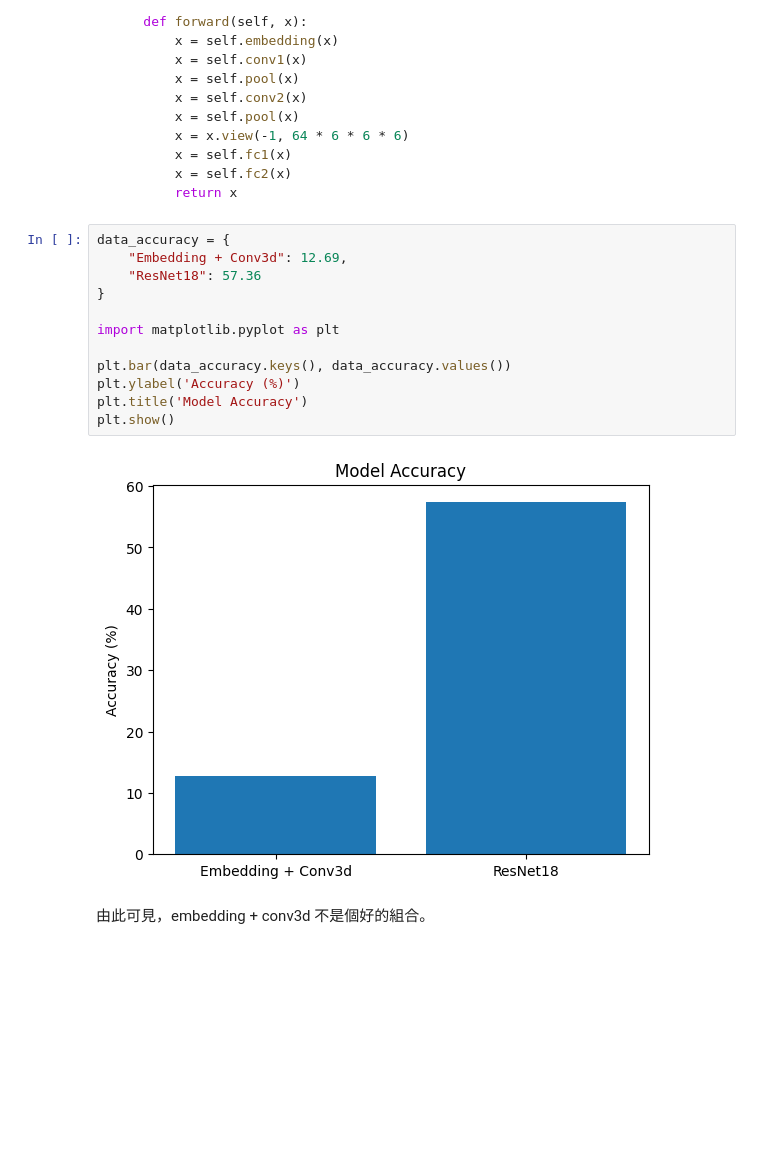
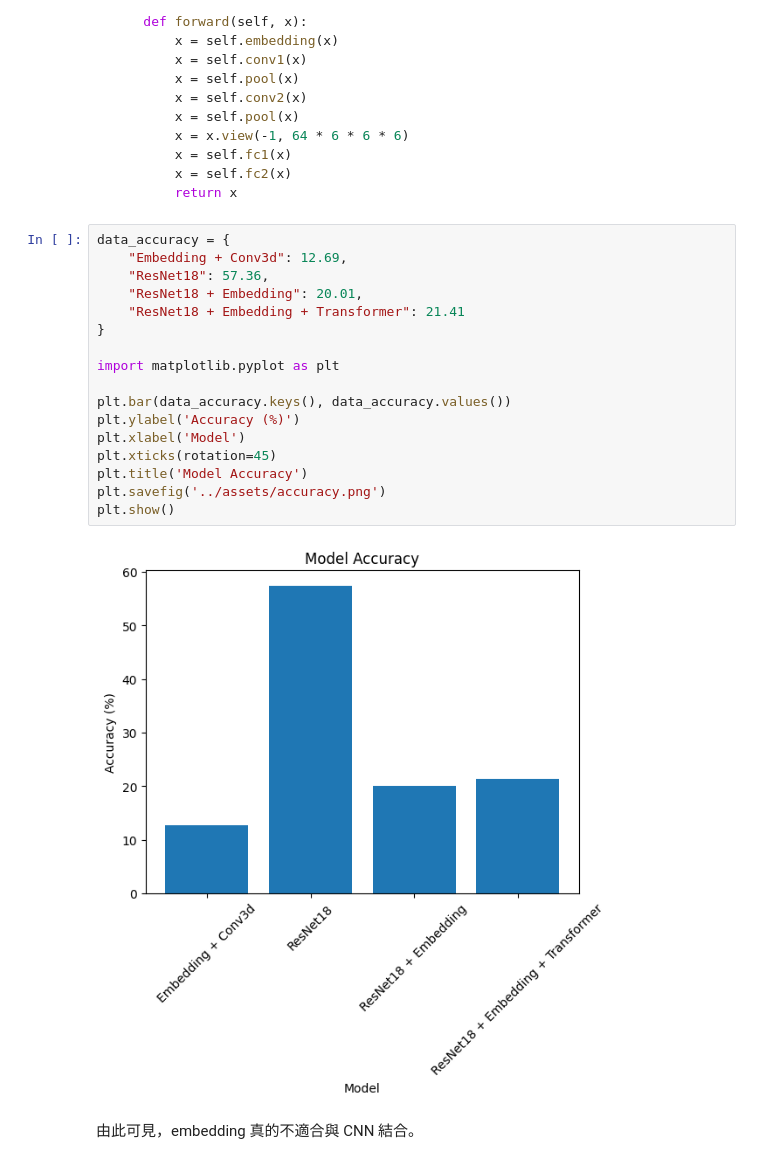
Before and after one commit to hibana2077/image_embedding_exp, a Jupyter notebook: src/main.ipynb, the cells around one changed output. Cells and saved outputs as stored; diff of their text form; blank space fills up the shorter version.

```diff
--- a/src/main.ipynb
+++ b/src/main.ipynb
@@ -145,16 +144,21 @@ class Net(nn.Module):
 # %%
 data_accuracy = {
     "Embedding + Conv3d": 12.69,
-    "ResNet18": 57.36
+    "ResNet18": 57.36,
+    "ResNet18 + Embedding": 20.01,
+    "ResNet18 + Embedding + Transformer": 21.41
 }
 
 import matplotlib.pyplot as plt
 
 plt.bar(data_accuracy.keys(), data_accuracy.values())
 plt.ylabel('Accuracy (%)')
+plt.xlabel('Model')
+plt.xticks(rotation=45)
 plt.title('Model Accuracy')
+plt.savefig('../assets/accuracy.png')
 plt.show()
 # %% [output]
-[figure, old version]
+[figure, new version]
-# %% [markdown]
-由此可見，embedding + conv3d 不是個好的組合。
+# %% [markdown]
+由此可見，embedding 真的不適合與 CNN 結合。
```
Also changed, not shown: parts of 4 cells of this notebook, 2 other files.
